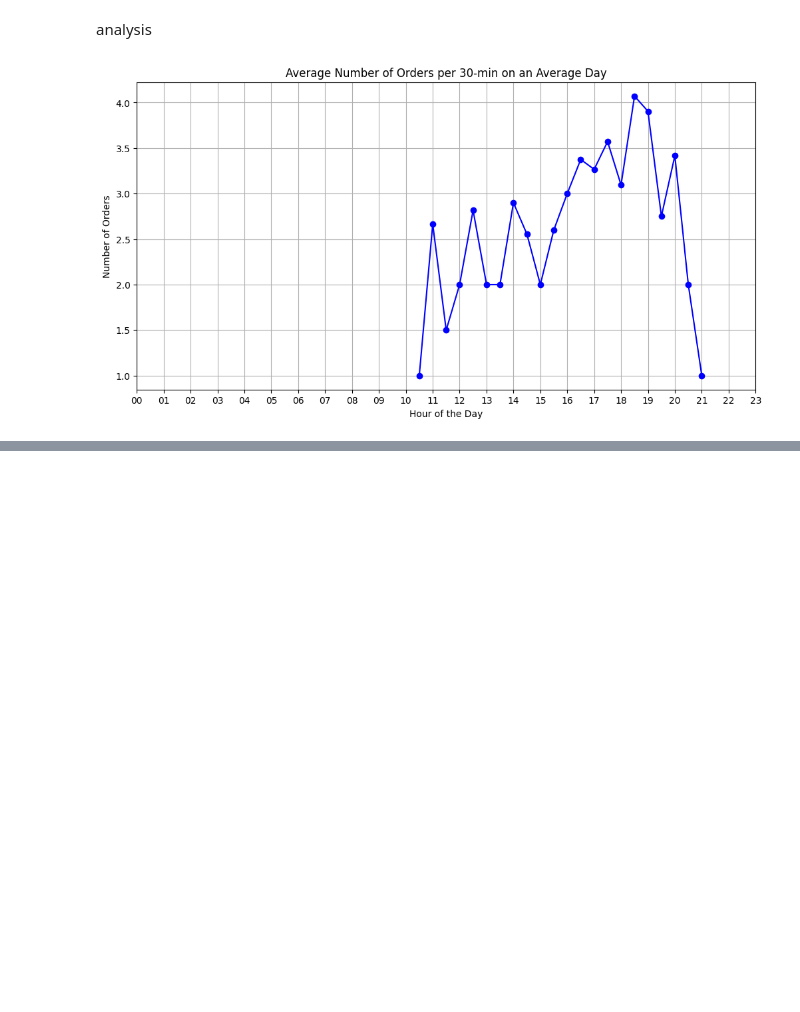
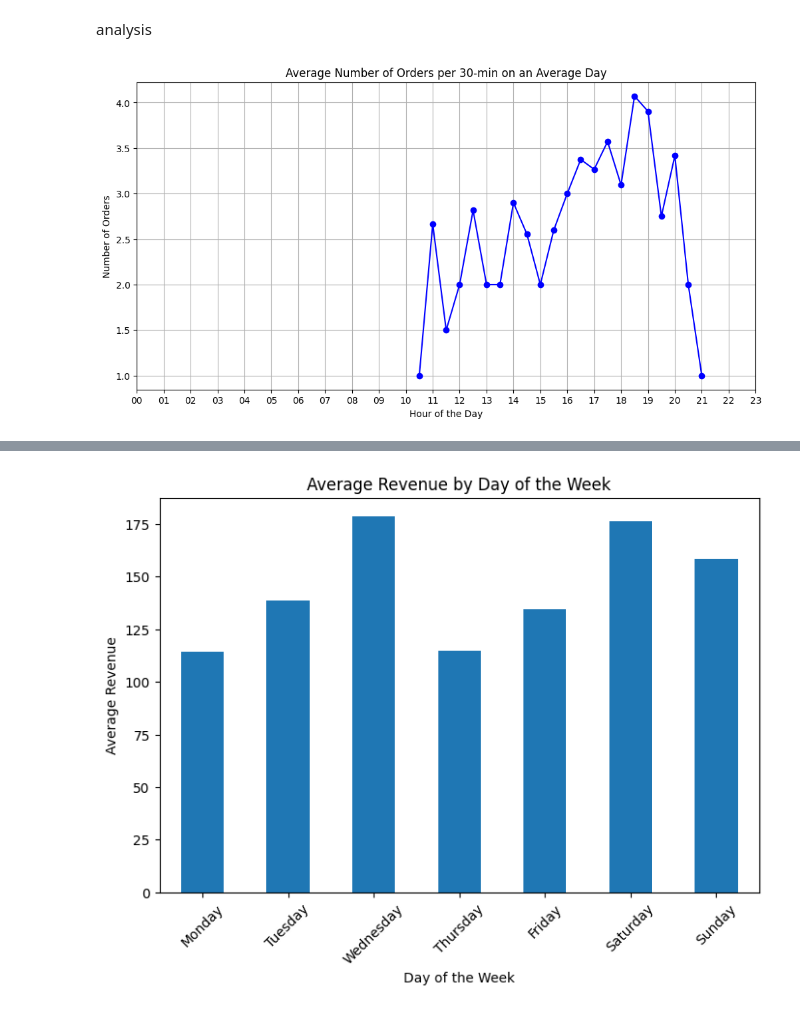
Before and after one commit to Sree5835/dynamic_pricing, a Jupyter notebook: src/dynamic_pricing/analysis/explore.ipynb, the cells around one changed output, grey strips where cells are left out. Drawn from its saved outputs; the diff is of its cells as text; code cells hidden in the pictures; blank space fills up the shorter version.

```diff
--- a/src/dynamic_pricing/analysis/explore.ipynb
+++ b/src/dynamic_pricing/analysis/explore.ipynb
@@ -65 +184,43 @@ plot_average_orders_per_interval(df,interval=30)
+# %%
+def plot_average_revenue_by_day_of_week(df):
+    order_timestamp = "order_placed_timestamp"
+    # Calculate the average revenue by day of the week
+    # df["revenue"] = df["order_total_price"] / 100
+    # average_revenue_by_day = df.groupby("day_of_week")["revenue"].mean()
+    df = df[["order_id","item_quantity","item_fractional_price","modifier_fractional_price","modifier_quantity",order_timestamp]].copy()
+    df.fillna(0, inplace=True)
+
+    df["order_value"] = ((df["item_fractional_price"] * df["item_quantity"]) + (df["modifier_fractional_price"] * df["modifier_quantity"]))/100
+    df['revenue'] = df.groupby('order_id')['order_value'].sum()
+
+    # Extract the day of the week from the order_datetime column
+    df["day_of_week"] = df[order_timestamp].dt.day_name()
+
+    average_revenue_by_day = df.groupby(["day_of_week", df[order_timestamp].dt.date])["revenue"].sum().groupby("day_of_week").mean()
+
+    # Define the order of days for proper sorting in the plot
+    weekdays = [
+        "Monday",
+        "Tuesday",
+        "Wednesday",
+        "Thursday",
+        "Friday",
+        "Saturday",
+        "Sunday",
+    ]
+
+    average_revenue_by_day = average_revenue_by_day.reindex(weekdays)
+    # Plotting the average revenue by day of the week
+    plt.figure(figsize=(8, 6))
+    average_revenue_by_day.loc[weekdays].plot(kind="bar")
+    plt.xlabel("Day of the Week")
+    plt.ylabel("Average Revenue")
+    plt.title("Average Revenue by Day of the Week")
+    plt.xticks(rotation=45)
+    plt.subplots_adjust(bottom=0.2)
+    plt.show()
+
+plot_average_revenue_by_day_of_week(df)
+# %% [output]
+[figure, added]
 # %%
```
Also changed, not shown: parts of 9 cells of this notebook.
